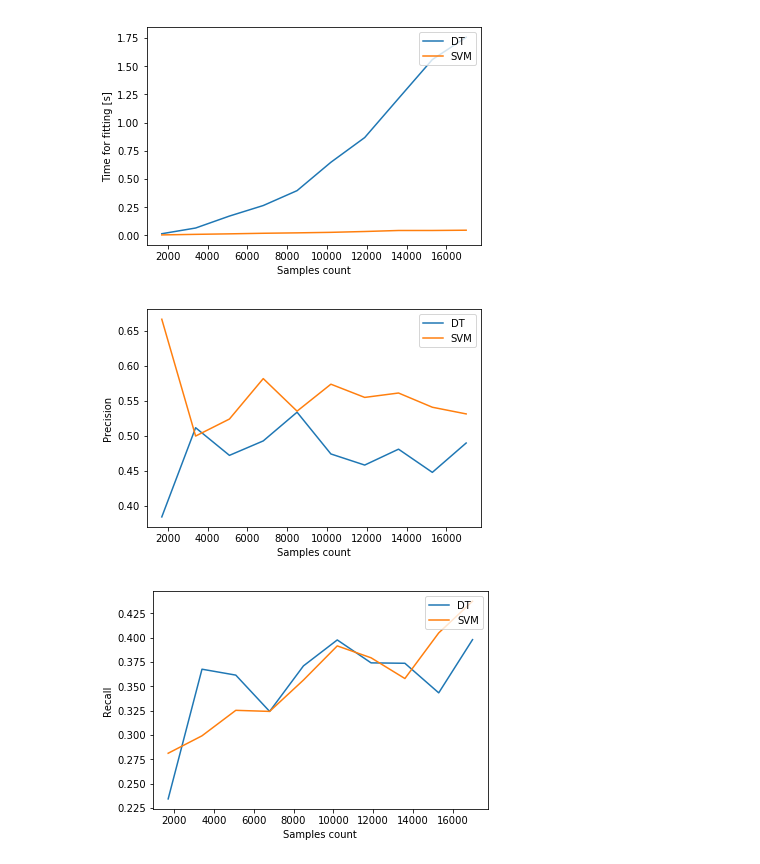
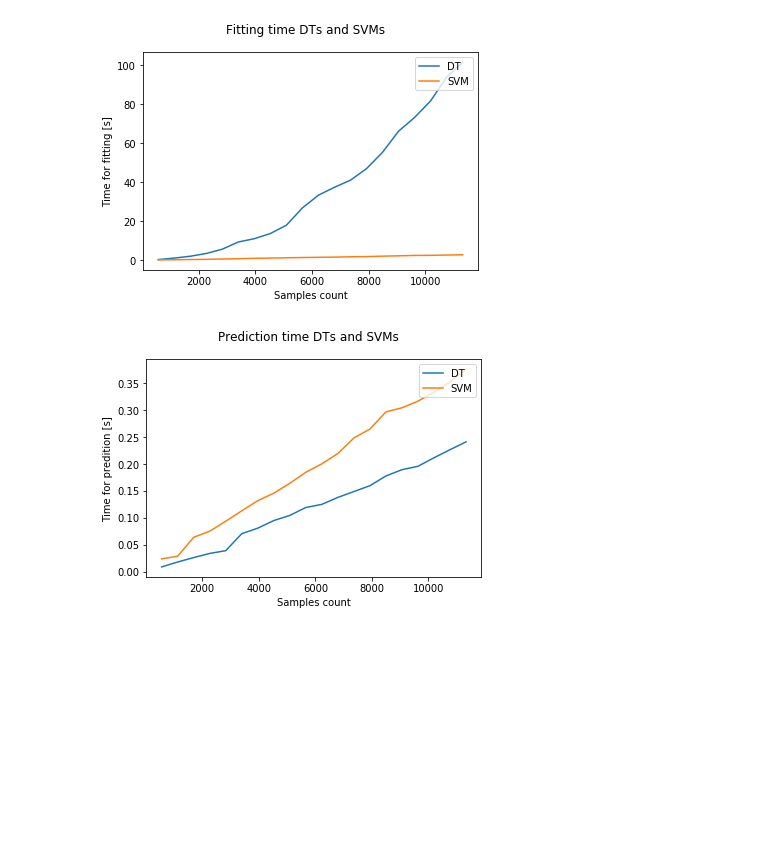
Before and after one commit to jwalden/vulture-replication, a Jupyter notebook: notebooks/Results-DT-vs-SVM.ipynb, the cells around one changed output. Cells and saved outputs as stored; diff of their text form; code cells hidden in the pictures; blank space fills up the shorter version.

```diff
--- a/notebooks/Results-DT-vs-SVM.ipynb
+++ b/notebooks/Results-DT-vs-SVM.ipynb
@@ -12,18 +28,17 @@ matrix_helper = MatrixHelper()
 # Read pickle
 matrices = matrix_helper.load_from_parse('data/matrices/matrix_cla_incl_current.pickle')
 
-precision_list_dt = []
-precision_list_svm = []
-recall_list_dt = []
-recall_list_svm = []
-time_list_dt = []
-time_list_svm = []
+experiments_count = 20
+time_fitting_list_dt = []
+time_fitting_list_svm = []
+time_predicting_list_dt = []
+time_predicting_list_svm = []
 relevant_samples = []
 
-for i in range(10):
-    for model in ['DT', 'LinearSVC']:
-        relevant = (matrices[0].shape[0] / 10.0) * (i + 1)
-        # Instantiate Prediction Helper Class and predict values for compare matrix with an SVM
+for model in ['DT', 'LinearSVC']:
+    for i in range(experiments_count):
+        relevant = int((matrices[0].shape[0] / float(experiments_count)) * (i + 1))
+        # Instantiate Prediction Helper Class and calculate prediction
         prediction_helper = PredictionHelper()
         prediction_helper.calculate_validation_compare_matrix(matrices, sampling_factor=(2.0/3), model_type=model, crop_matrix=relevant)
         compare_matrix = prediction_helper.get_compare_matrix()
@@ -32,44 +47,32 @@ for i in range(10):
         precision, recall, thresholds = precision_recall_curve(np.array(compare_matrix[:, 2], dtype='f'), np.array(compare_matrix[:, 1], dtype='f'))
 
         if model == 'DT':
-            relevant_samples.append(relevant)
-            precision_list_dt.append(precision[1])
-            recall_list_dt.append(recall[1])
-            time_list_dt.append(prediction_helper.time)
+            relevant_samples.append((2.0/3) * relevant)
+            time_fitting_list_dt.append(prediction_helper.time_fitting)
+            time_predicting_list_dt.append(prediction_helper.time_predicting)
         else:
-            precision_list_svm.append(precision[1])
-            recall_list_svm.append(recall[1])
-            time_list_svm.append(prediction_helper.time)
-        print(i)
+            time_fitting_list_svm.append(prediction_helper.time_fitting)
+            time_predicting_list_svm.append(prediction_helper.time_predicting)
+        print('{} Calculation {}/{}'.format(model, i+1, experiments_count))
 
-
-
-figure_time = plt.figure()
+figure_time_fitting = plt.figure()
 
 plt.xlabel('Samples count')
 plt.ylabel('Time for fitting [s]')
-dt, = plt.plot(relevant_samples, time_list_dt, label="DT")
-svm, = plt.plot(relevant_samples, time_list_svm, label="SVM")
+figure_time_fitting.suptitle('Fitting time DTs and SVMs')
+dt, = plt.plot(relevant_samples, time_fitting_list_dt, label="DT")
+svm, = plt.plot(relevant_samples, time_fitting_list_svm, label="SVM")
 plt.legend(handles=[dt, svm], loc=1)
 
-figure_precision = plt.figure()
+figure_time_predicting = plt.figure()
 
 plt.xlabel('Samples count')
-plt.ylabel('Precision')
-dt, = plt.plot(relevant_samples, precision_list_dt, label="DT")
-svm, = plt.plot(relevant_samples, precision_list_svm, label="SVM")
+plt.ylabel('Time for predition [s]')
+figure_time_predicting.suptitle('Prediction time DTs and SVMs')
+dt, = plt.plot(relevant_samples, time_predicting_list_dt, label="DT")
+svm, = plt.plot(relevant_samples, time_predicting_list_svm, label="SVM")
 plt.legend(handles=[dt, svm], loc=1)
 
-figure_recall = plt.figure()
-
-plt.xlabel('Samples count')
-plt.ylabel('Recall')
-dt, = plt.plot(relevant_samples, recall_list_dt, label="DT")
-svm, = plt.plot(relevant_samples, recall_list_svm, label="SVM")
-plt.legend(handles=[dt, svm], loc=1)
-
-
-figure_time.savefig('outputs/dt-vs-svm-time.pdf')
-figure_precision.savefig('outputs/dt-vs-svm-precision.pdf')
-figure_recall.savefig('outputs/dt-vs-svm-recall.pdf')
+figure_time_fitting.savefig('outputs/dt-vs-svm-time_fitting.pdf')
+figure_time_predicting.savefig('outputs/dt-vs-svm-time_predicting.pdf')
 # %% [output]
@@ -96,3 +96,2 @@ figure_recall.savefig('outputs/dt-vs-svm-recall.pdf')
-[figure, old version]
+[figure, new version]
-[figure, old version]
+[figure, new version]
-[figure, removed]
```
Also changed, not shown: parts of 5 cells of this notebook.
